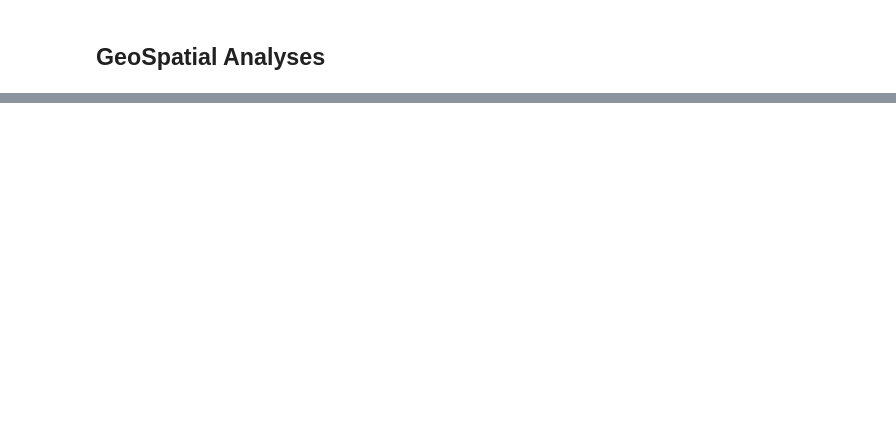
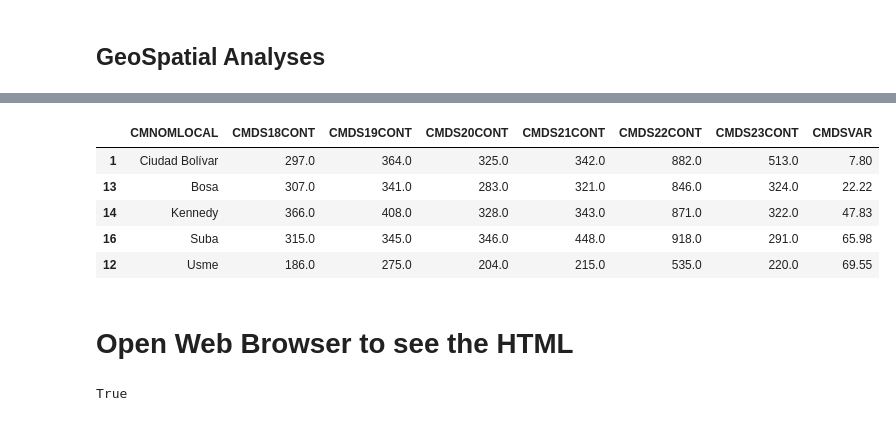
Before and after one commit to etechoptimist/ai4good_public_health, a Jupyter notebook: source/2. sexual_crime_geospatial_analysis.ipynb, the cells around one changed output, grey strips where cells are left out. Cells and saved outputs as stored; diff of their text form; code cells hidden in the pictures; blank space fills up the shorter version.

Commit message:
Open the generated HTML to see in a browser

```diff
--- a/source/2. sexual_crime_geospatial_analysis.ipynb
+++ b/source/2. sexual_crime_geospatial_analysis.ipynb
@@ -296,0 +156,26 @@ plt.show()
+# %%
+cols = ['CMNOMLOCAL', 'CMDS18CONT', 'CMDS19CONT', 'CMDS20CONT', 'CMDS21CONT', 'CMDS22CONT', 'CMDS23CONT','CMDSVAR']
+bogota_crime_gdf[cols].head(100)
+
+#get the 5 top localidades with the highest crime rate
+bogota_crime_gdf[cols].sort_values(by='CMDS23CONT', ascending=False).head(5)
+# %% [output]
+|  | CMNOMLOCAL | CMDS18CONT | CMDS19CONT | CMDS20CONT | CMDS21CONT | CMDS22CONT | CMDS23CONT | CMDSVAR |
+| 1 | Ciudad Bolívar | 297.0 | 364.0 | 325.0 | 342.0 | 882.0 | 513.0 | 7.80 |
+| 13 | Bosa | 307.0 | 341.0 | 283.0 | 321.0 | 846.0 | 324.0 | 22.22 |
+| 14 | Kennedy | 366.0 | 408.0 | 328.0 | 343.0 | 871.0 | 322.0 | 47.83 |
+| 16 | Suba | 315.0 | 345.0 | 346.0 | 448.0 | 918.0 | 291.0 | 65.98 |
+| 12 | Usme | 186.0 | 275.0 | 204.0 | 215.0 | 535.0 | 220.0 | 69.55 |
+# %% [markdown]
+# Open Web Browser to see the HTML
+# %%
+import webbrowser
+import os
+
+
+file_path = os.path.abspath('bogota_sex_crimes_heatmap_time_global_normalized.html')
+
+# Open the HTML file in the default web browser
+webbrowser.open(f'file://{file_path}')
+# %% [output]
+True
```
Also changed, not shown: parts of 4 cells of this notebook.
